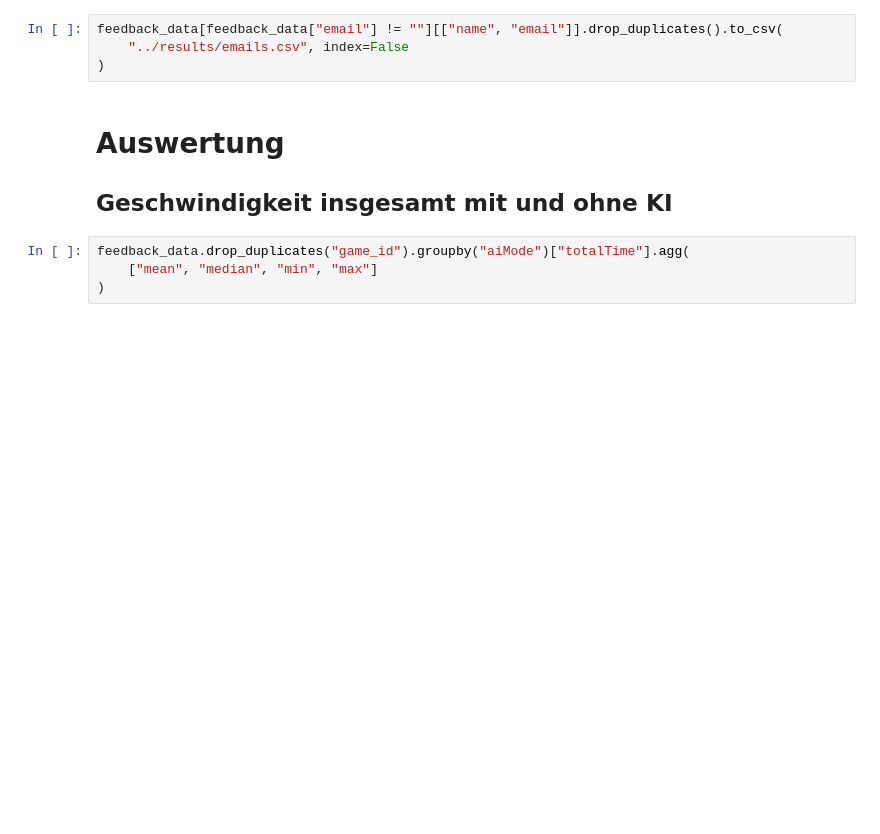
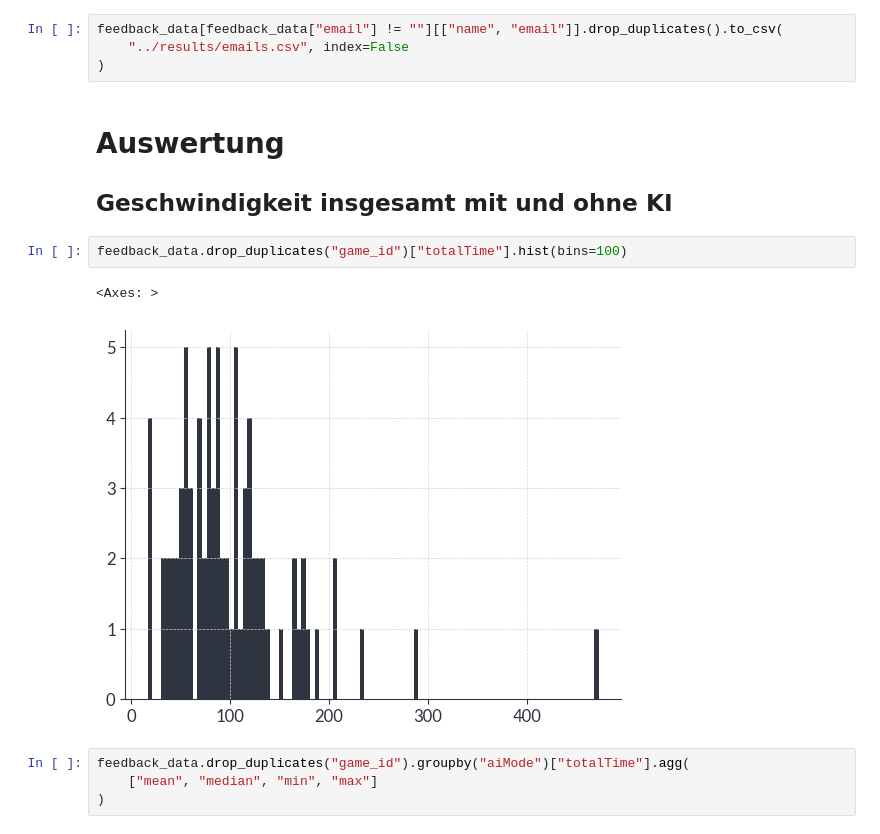
Before and after one commit to anacision-de/postkorb-panic, a Jupyter notebook: analysis/Analysis.ipynb, the cells around one changed output. Drawn from its saved outputs; the diff is of its cells as text; blank space fills up the shorter version.

```diff
--- a/analysis/Analysis.ipynb
+++ b/analysis/Analysis.ipynb
@@ -56,6 +66,11 @@ feedback_data[feedback_data["email"] != ""][["name", "email"]].drop_duplicates()
 # Auswertung
 
 ## Geschwindigkeit insgesamt mit und ohne KI
+# %%
+feedback_data.drop_duplicates("game_id")["totalTime"].hist(bins=100)
+# %% [output]
+<Axes: >
+[figure, added]
 # %%
 feedback_data.drop_duplicates("game_id").groupby("aiMode")["totalTime"].agg(
     ["mean", "median", "min", "max"]
```
Also changed, not shown: parts of 24 cells of this notebook, 6 other files.
